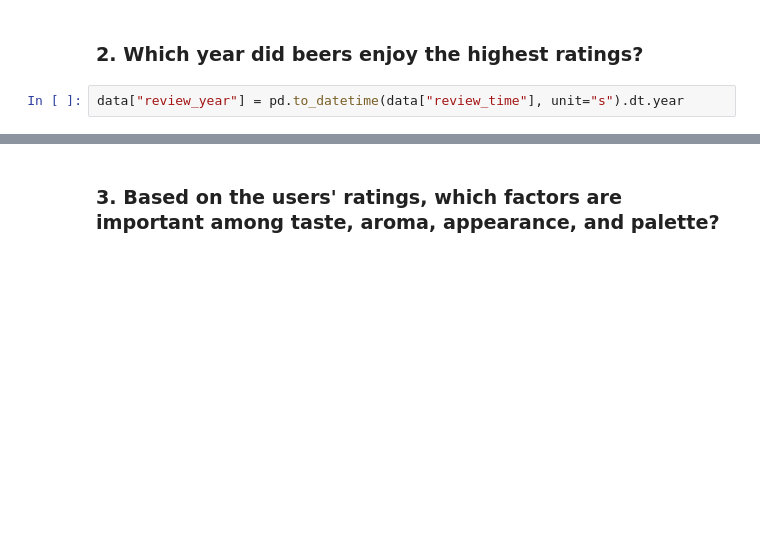
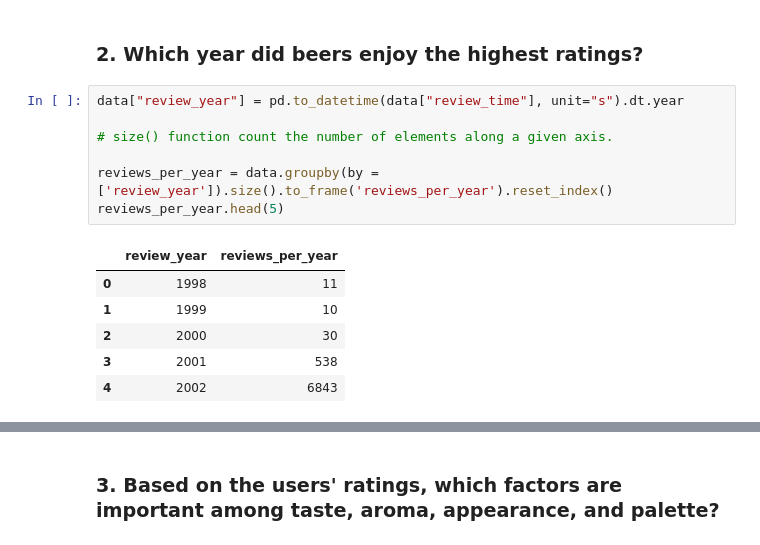
Before and after one commit to tugceturkkal/Data-Projects, a Jupyter notebook: Beer Data Analysis.ipynb, the cells around one changed output, grey strips where cells are left out. Saved outputs shown, nothing was run; the diff lists cells and outputs as text; blank space fills up the shorter version.

```diff
--- a/Beer Data Analysis.ipynb
+++ b/Beer Data Analysis.ipynb
@@ -174,3 +172,15 @@ data_question_1[data_question_1['rank'] <= 3]
 ### 2. Which year did beers enjoy the highest ratings?
 # %%
 data["review_year"] = pd.to_datetime(data["review_time"], unit="s").dt.year
+
+# size() function count the number of elements along a given axis.
+
+reviews_per_year = data.groupby(by = ['review_year']).size().to_frame('reviews_per_year').reset_index()
+reviews_per_year.head(5)
+# %% [output]
+|  | review_year | reviews_per_year |
+| 0 | 1998 | 11 |
+| 1 | 1999 | 10 |
+| 2 | 2000 | 30 |
+| 3 | 2001 | 538 |
+| 4 | 2002 | 6843 |
```
Also changed, not shown: parts of 6 cells of this notebook.
